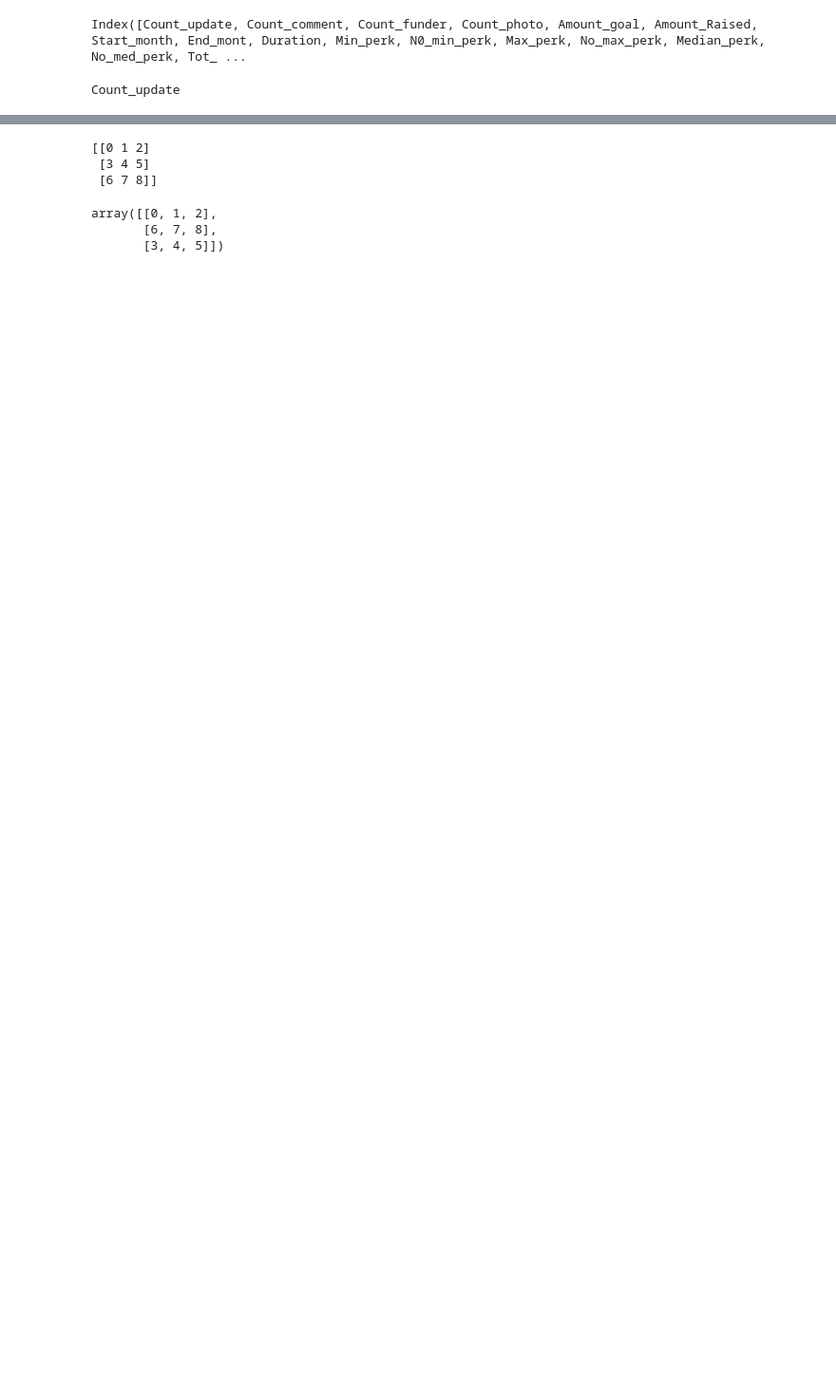
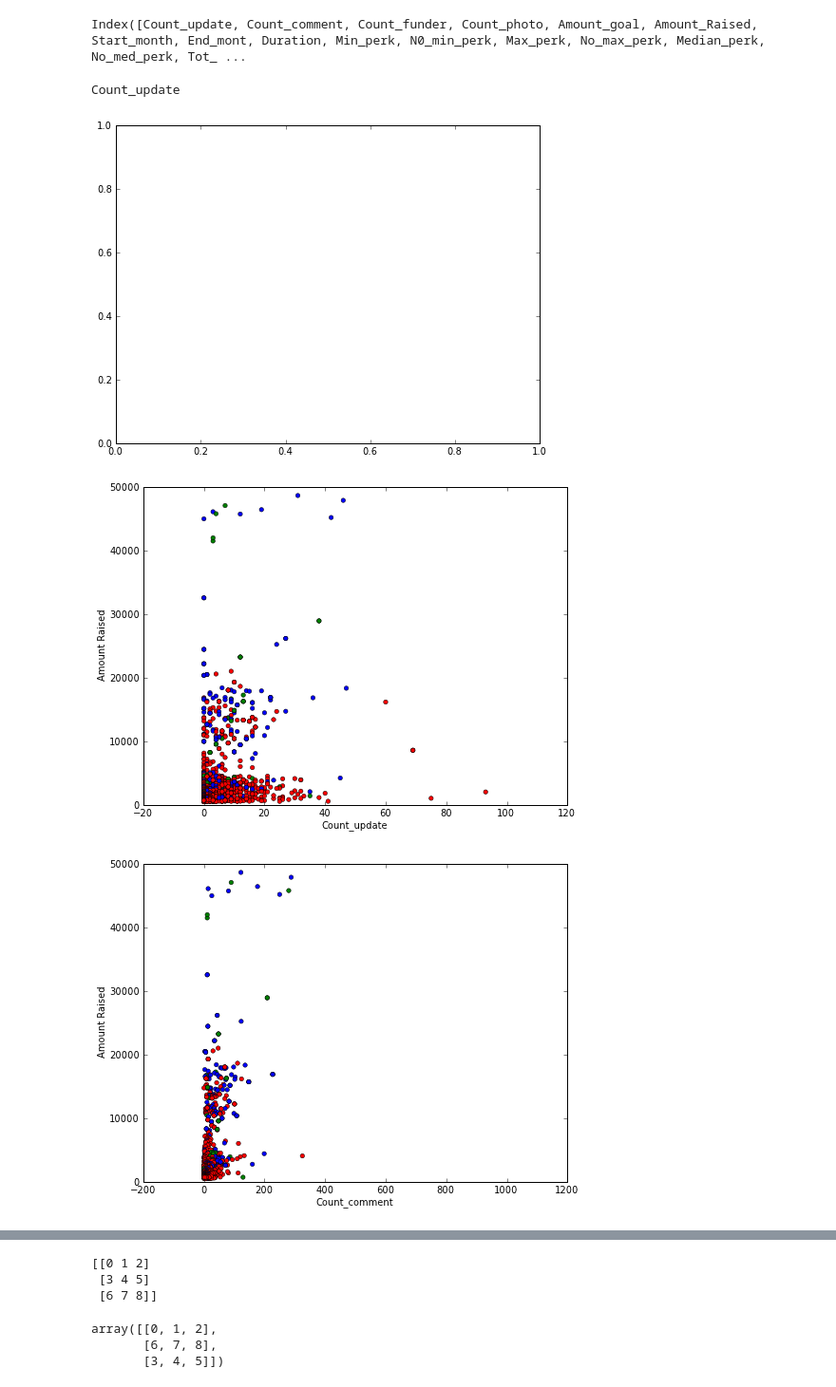
Before and after one commit to sonalisharma/pythonseminar, a Jupyter notebook: FinalProject/Notebooks/Regression-Logistic classification.ipynb, the cells around one changed output, grey strips where cells are left out. Shown at 95% size. Drawn from its saved outputs; the diff is of its cells as text; code cells hidden in the pictures; blank space fills up the shorter version.

```diff
--- a/FinalProject/Notebooks/Regression-Logistic classification.ipynb
+++ b/FinalProject/Notebooks/Regression-Logistic classification.ipynb
@@ -255,3 +996,3 @@ mse = mean_squared_error(Y_test,Y_lr_pred) ; print mse
 # %%
-for i in range(len(Y_lr_pred)):
-    print str(Y_lr_pred[i])+"---->"+str(Y_test[i])
+#for i in range(len(Y_lr_pred)):
+    #print str(Y_lr_pred[i])+"---->"+str(Y_test[i])
@@ -418,27 +1141,29 @@ Index([Count_update, Count_comment, Count_funder, Count_photo, Amount_goal, Amou
 # %%
 fig,ax1 = plt.subplots(figsize=(8,6))
 col = {0: data['Count_update'], 1:data['Count_comment'], 2:data['Count_funder'], 3:data['Count_photo'],
        4: data['Amount_goal'], 5:data['Amount_Raised'], 6:data['Start_month'], 7:data['End_mont'],
        8: data['Duration'], 9:data['Min_perk'], 10:data['N0_min_perk'], 11:data['Max_perk'],
        12: data['FB_like'], 13:data['FB_talking'], 14:data['You_avg_duratio'], 15:data['You_avg_view_count'],
        16: data['You_avg_rating'], 17:data['US'], 18:data['newtype'], 19:data['recoded_country'],
        20: data['Median_perk'], 21:data['No_med_perk'], 22:data['Tot_perk'], 23:data['No_max_perk']
        }
 cols = {1: "blue", 2: "green", 3: "red",4:"pink"}
 color = map(lambda x: cols[x],Y)
 print col[0].name
-"""
+
 for i in range(24):
     fig,ax1 = plt.subplots(figsize=(8,6))
     ax1.scatter(col[i],data['Amount_Raised'],c = color, lw = 0.5)
     ax1.set_xlabel(col[i].name)
-    ax1.set_ylabel('amountraised')
-    #ax1.set_ylim([0,10000])
-    ax1.set_xlim([1,25])
+    ax1.set_ylabel('Amount Raised')
+    ax1.set_ylim([0,50000])
+    #ax1.set_xlim([1,25])
         #if i==j:
             #at = AnchoredText(parameters[i],prop=dict(size=8), frameon=True, loc=2, )
             #at.patch.set_boxstyle("round,pad=0.,rounding_size=0.2")
             #ax[i,j].add_artist(at)
-"""
 # %% [output]
 Count_update
+[figure]
+[figure, added]
+[figure, added]
```
Also changed, not shown: parts of 43 cells of this notebook, 1 other file.
